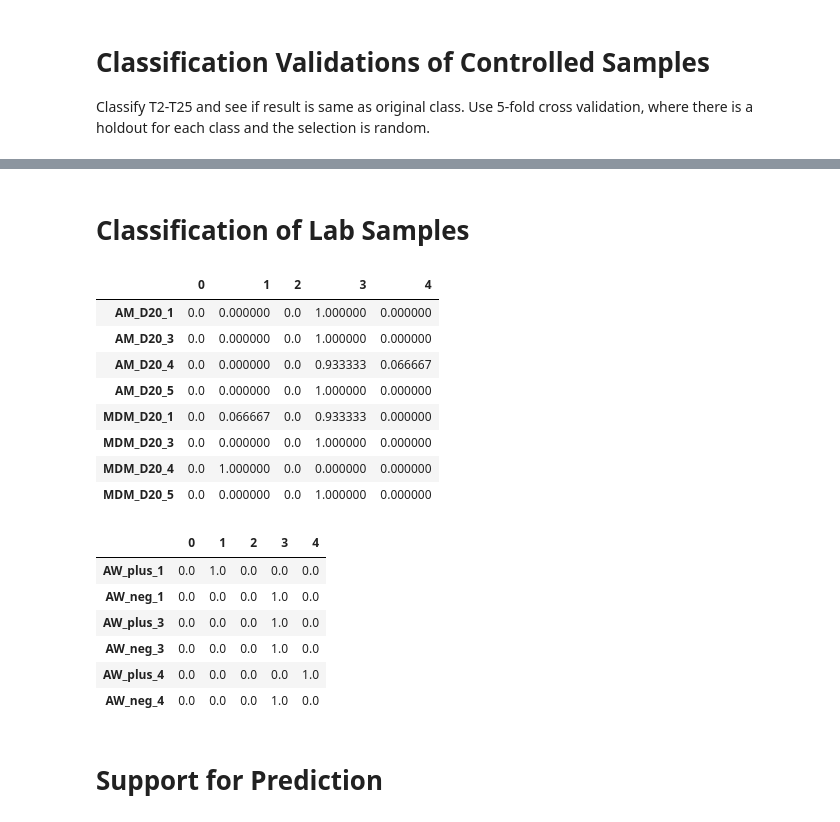
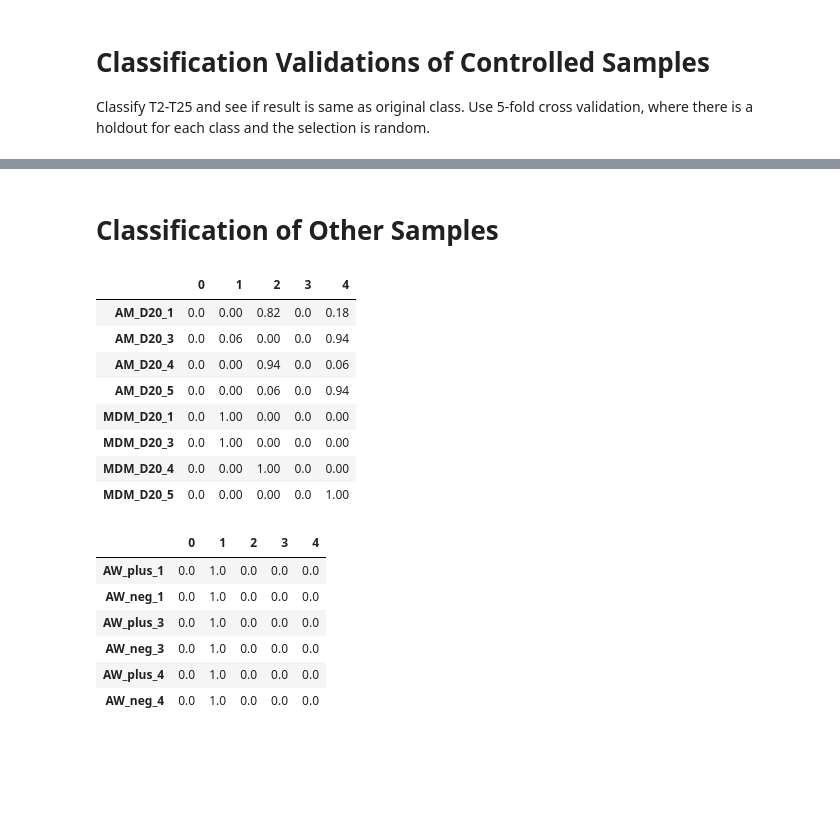
Before and after one commit to uwescience/xstate, a Jupyter notebook: notebooks/Classification of Lab Samples.ipynb, the cells around one changed output, grey strips where cells are left out. Saved outputs shown, nothing was run; the diff lists cells and outputs as text; code cells hidden in the pictures; blank space fills up the shorter version.

```diff
--- a/notebooks/Classification of Lab Samples.ipynb
+++ b/notebooks/Classification of Lab Samples.ipynb
@@ -41,6 +41,6 @@ DATA.df_X.head()
 5 rows × 1515 columns
 # %%
 # Not averaged
-DATA = TrinaryData(is_regulator=True, is_averaged=True, is_dropT1=True)
+DATA = TrinaryData(is_regulator=False, is_averaged=True, is_dropT1=True)
 DATA.df_X.head()
 # %% [output]
@@ -89,11 +95,11 @@ df_sampleAW.head()
 Classify T2-T25 and see if result is same as original class. Use 5-fold cross validation, where there is a holdout for each class and the selection is random.
 # %%
 accuracy_dct = {}
-for rank in [1, 2, 4, 8, 16, 32]:
+for rank in [1, 2, 4, 8, 16, 32, 64, 128, 256]:
     accuracy_dct[rank] = classifier_ensemble.ClassifierEnsemble.crossValidate(
-        DATA, num_iter=10, num_holdout=1, filter_high_rank=rank)
+        DATA, num_iter=10, num_holdout=1, filter_high_rank=rank, size=100)
 plt.plot(list(accuracy_dct.keys()), list(accuracy_dct.values()))
 plt.ylim([0, 1.1])
-_ = plt.xlabel("No classifiers in ensemble")
+_ = plt.xlabel("No genes in clasifier")
 _ = plt.ylabel("accuracy")
 # %% [output]
@@ -121,32 +107,28 @@ Name: name, dtype: int64
 # %% [markdown]
-# Classification of Lab Samples
+# Classification of Other Samples
 # %%
 svm_ensemble = classifier_ensemble.ClassifierEnsemble(
-        classifier_ensemble.ClassifierDescriptorSVM(), filter_high_rank=15, size=30)
-df_X = DATA.df_X.copy()
-df_X.columns = DATA.features
-svm_ensemble.fit(df_X, DATA.ser_y)
+        classifier_ensemble.ClassifierDescriptorSVM(), filter_high_rank=32, size=50)
+svm_ensemble.fit(DATA.df_X, DATA.ser_y)
 # %%
-svm_ensemble.predict(df_sampleAM)
+svm_ensemble.predict(sample_dct["AM_MDM"])
 # %% [output]
 |  | 0 | 1 | 2 | 3 | 4 |
-| AM_D20_1 | 0.0 | 0.000000 | 0.0 | 1.000000 | 0.000000 |
-| AM_D20_3 | 0.0 | 0.000000 | 0.0 | 1.000000 | 0.000000 |
-| AM_D20_4 | 0.0 | 0.000000 | 0.0 | 0.933333 | 0.066667 |
-| AM_D20_5 | 0.0 | 0.000000 | 0.0 | 1.000000 | 0.000000 |
-| MDM_D20_1 | 0.0 | 0.066667 | 0.0 | 0.933333 | 0.000000 |
-| MDM_D20_3 | 0.0 | 0.000000 | 0.0 | 1.000000 | 0.000000 |
-| MDM_D20_4 | 0.0 | 1.000000 | 0.0 | 0.000000 | 0.000000 |
-| MDM_D20_5 | 0.0 | 0.000000 | 0.0 | 1.000000 | 0.000000 |
+| AM_D20_1 | 0.0 | 0.00 | 0.82 | 0.0 | 0.18 |
+| AM_D20_3 | 0.0 | 0.06 | 0.00 | 0.0 | 0.94 |
+| AM_D20_4 | 0.0 | 0.00 | 0.94 | 0.0 | 0.06 |
+| AM_D20_5 | 0.0 | 0.00 | 0.06 | 0.0 | 0.94 |
+| MDM_D20_1 | 0.0 | 1.00 | 0.00 | 0.0 | 0.00 |
+| MDM_D20_3 | 0.0 | 1.00 | 0.00 | 0.0 | 0.00 |
+| MDM_D20_4 | 0.0 | 0.00 | 1.00 | 0.0 | 0.00 |
+| MDM_D20_5 | 0.0 | 0.00 | 0.00 | 0.0 | 1.00 |
 # %%
-svm_ensemble.predict(df_sampleAW)
+svm_ensemble.predict(sample_dct["AW"])
 # %% [output]
 |  | 0 | 1 | 2 | 3 | 4 |
 | AW_plus_1 | 0.0 | 1.0 | 0.0 | 0.0 | 0.0 |
-| AW_neg_1 | 0.0 | 0.0 | 0.0 | 1.0 | 0.0 |
-| AW_plus_3 | 0.0 | 0.0 | 0.0 | 1.0 | 0.0 |
-| AW_neg_3 | 0.0 | 0.0 | 0.0 | 1.0 | 0.0 |
-| AW_plus_4 | 0.0 | 0.0 | 0.0 | 0.0 | 1.0 |
-| AW_neg_4 | 0.0 | 0.0 | 0.0 | 1.0 | 0.0 |
+| AW_neg_1 | 0.0 | 1.0 | 0.0 | 0.0 | 0.0 |
+| AW_plus_3 | 0.0 | 1.0 | 0.0 | 0.0 | 0.0 |
+| AW_neg_3 | 0.0 | 1.0 | 0.0 | 0.0 | 0.0 |
+| AW_plus_4 | 0.0 | 1.0 | 0.0 | 0.0 | 0.0 |
+| AW_neg_4 | 0.0 | 1.0 | 0.0 | 0.0 | 0.0 |
-# %% [markdown]
-# Support for Prediction
```
Also changed, not shown: parts of 11 cells of this notebook, 26 other files.
